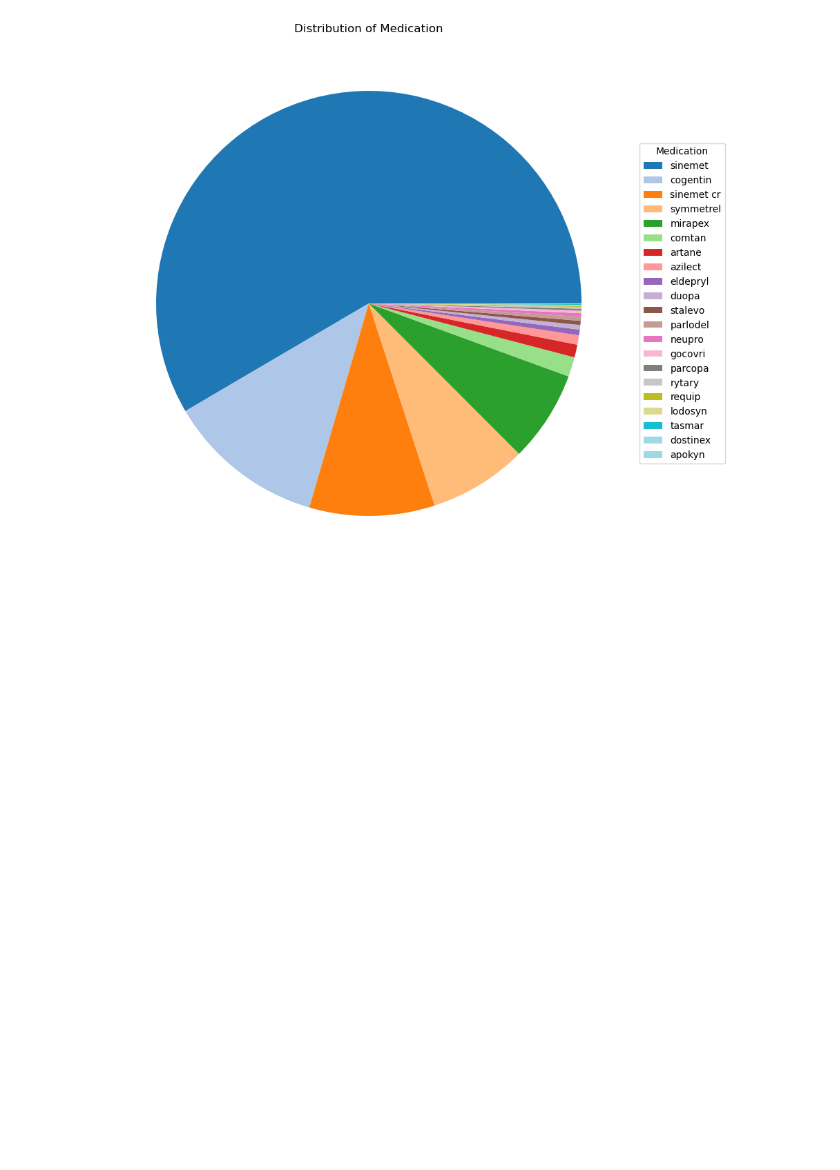
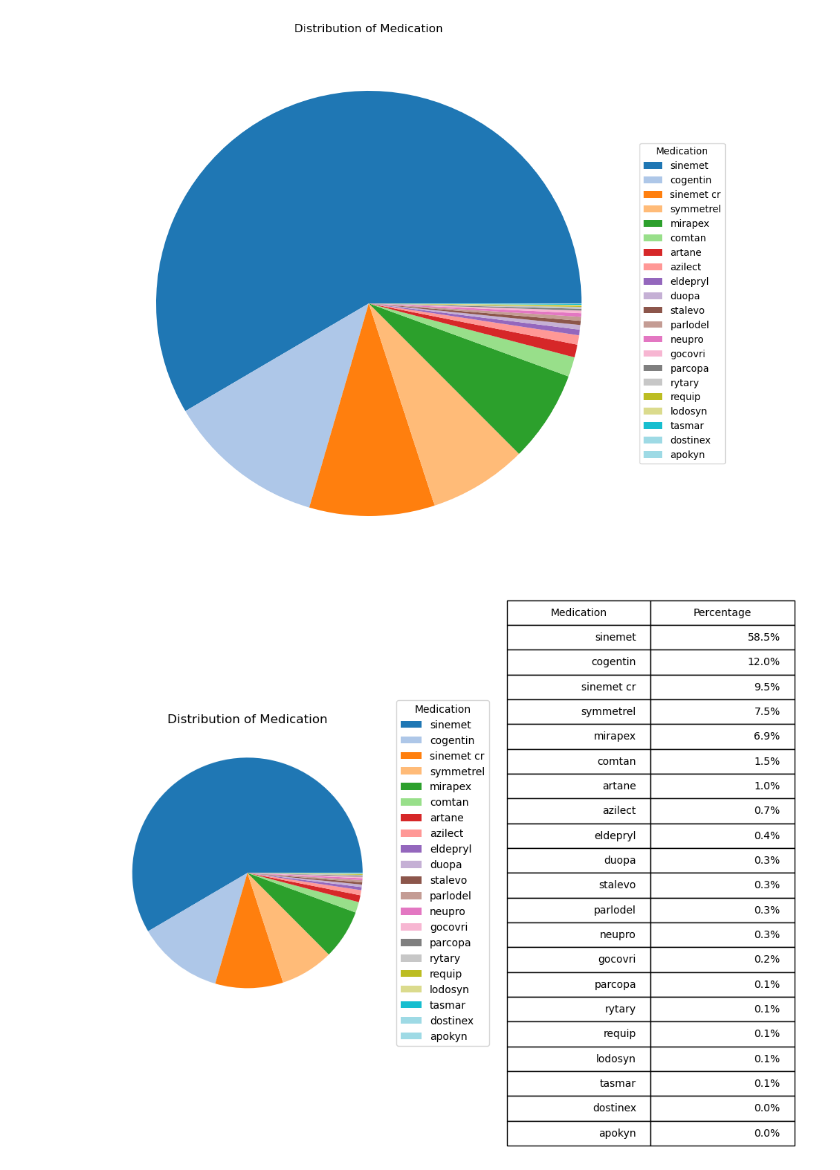
Before and after one commit to rdiazrincon/motor_fluctuations_pd, a Jupyter notebook: motor_fluctuations_pd.ipynb, the cells around one changed output. Drawn from its saved outputs; the diff is of its cells as text; code cells hidden in the pictures; blank space fills up the shorter version.

Commit message:
Include table for medication plot

```diff
--- a/motor_fluctuations_pd.ipynb
+++ b/motor_fluctuations_pd.ipynb
@@ -770,3 +770,31 @@ plt.axis('off')
 plt.show()
 # %% [output]
 [figure]
+# %%
+import matplotlib.pyplot as plt
+
+medication_data = pd_data['brand_name'].value_counts()
+
+fig, (ax1, ax2) = plt.subplots(1, 2, figsize=(12, 6))
+
+# Plotting the pie chart without labels inside the pie slices
+wedges, _, autotexts = ax1.pie(medication_data, labels=None, autopct='', colors=plt.cm.tab20(range(len(medication_data))))
+
+ax1.set_title('Distribution of Medication')
+ax1.legend(wedges, medication_data.index, title='Medication', loc='center left', bbox_to_anchor=(1, 0.5))
+
+# Create a table to display the percentages
+table_data = [(medication, f'{count / sum(medication_data) * 100:.1f}%') for medication, count in medication_data.items()]
+table = ax2.table(cellText=table_data, colLabels=['Medication', 'Percentage'], loc='center')
+
+# Adjust the table appearance
+table.scale(1, 2)
+table.auto_set_font_size(False)
+table.set_fontsize(10)
+
+ax2.axis('off')
+
+plt.subplots_adjust(wspace=0.4)  # Adjust the spacing between subplots
+plt.show()
+# %% [output]
+[figure, added]
```
